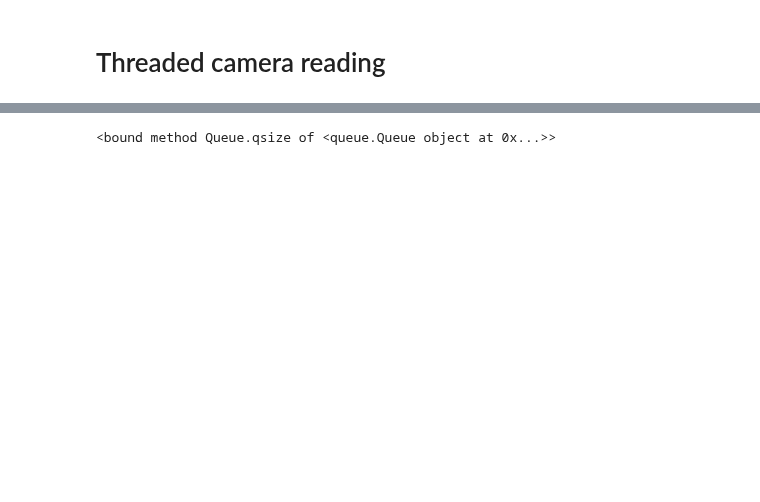
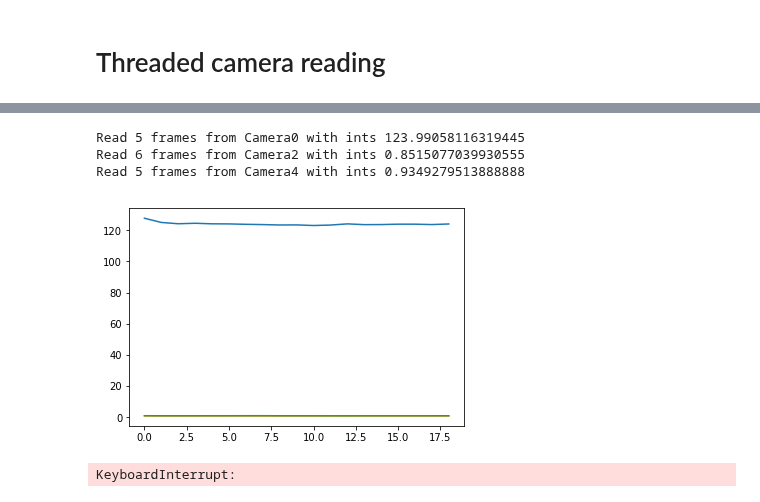
Before and after one commit to DaniloZZZ/quantTechLab, a Jupyter notebook: Experiment_run/Cameras_switching.ipynb, the cells around one changed output, grey strips where cells are left out. Drawn from its saved outputs; the diff is of its cells as text; code cells hidden in the pictures; blank space fills up the shorter version.

Commit message:
threaded camera reading

```diff
--- a/Experiment_run/Cameras_switching.ipynb
+++ b/Experiment_run/Cameras_switching.ipynb
@@ -190,0 +15,12 @@ AssertionError:
+# %%
+def get_cameras(cams=6):
+    arr = []
+    for index in range(cams):
+        print(index)
+        cap = cv2.VideoCapture(index)
+        if not cap.read()[0]:
+            continue
+        else:
+            arr.append(index)
+        cap.release()
+    return arr
@@ -258,6 +42,6 @@ cid
 # %%
-f = [Camera(i) for i in cid]
-ps  = [c.start() for c in f]
+cams = [Camera(i) for i in cid]
+ps  = [c.start() for c in cams]
 # %% [output]
 trying to open Camera0
 trying to open Camera2
@@ -266,4 +58,34 @@ trying to open Camera0
-# %%
-f[0].buffer.qsize
-# %% [output]
-<bound method Queue.qsize of <queue.Queue object at 0x...>>
+# %%
+means = []
+
+while True:
+    display.clear_output()
+    f, axs = plt.subplots(1,len(cams), figsize=(11,10*len(cams)))
+
+    imgs = []
+    for c, ax in zip(cams, axs):
+        cum, cnt = 0,0
+        while not c.buffer.empty():
+            im = c.buffer.get()
+            cum += np.mean(im)
+            cnt += 1
+        mean = cum/cnt
+        print(f"Read {cnt} frames from {c.name} with ints {mean}")
+        means.append( mean )
+        ax.imshow(im)
+    plt.pause(0.1)
+    f, axs = plt.subplots()
+    x = np.array(means)
+    x = x.reshape(-1, len(cams)).T
+    for l  in x:
+        axs.plot(l)
+    #display.display(plt.show())
+    szs = [ c.buffer.qsize() for c in cams]
+    print("buffer sizes:", szs)
+plt.show()
+# %% [output]
+Read 5 frames from Camera0 with ints 123.99058116319445
+Read 6 frames from Camera2 with ints 0.8515077039930555
+Read 5 frames from Camera4 with ints 0.9349279513888888
+[figure, added]
+KeyboardInterrupt:
```
Also changed, not shown: parts of 21 cells of this notebook, 1 other file.
